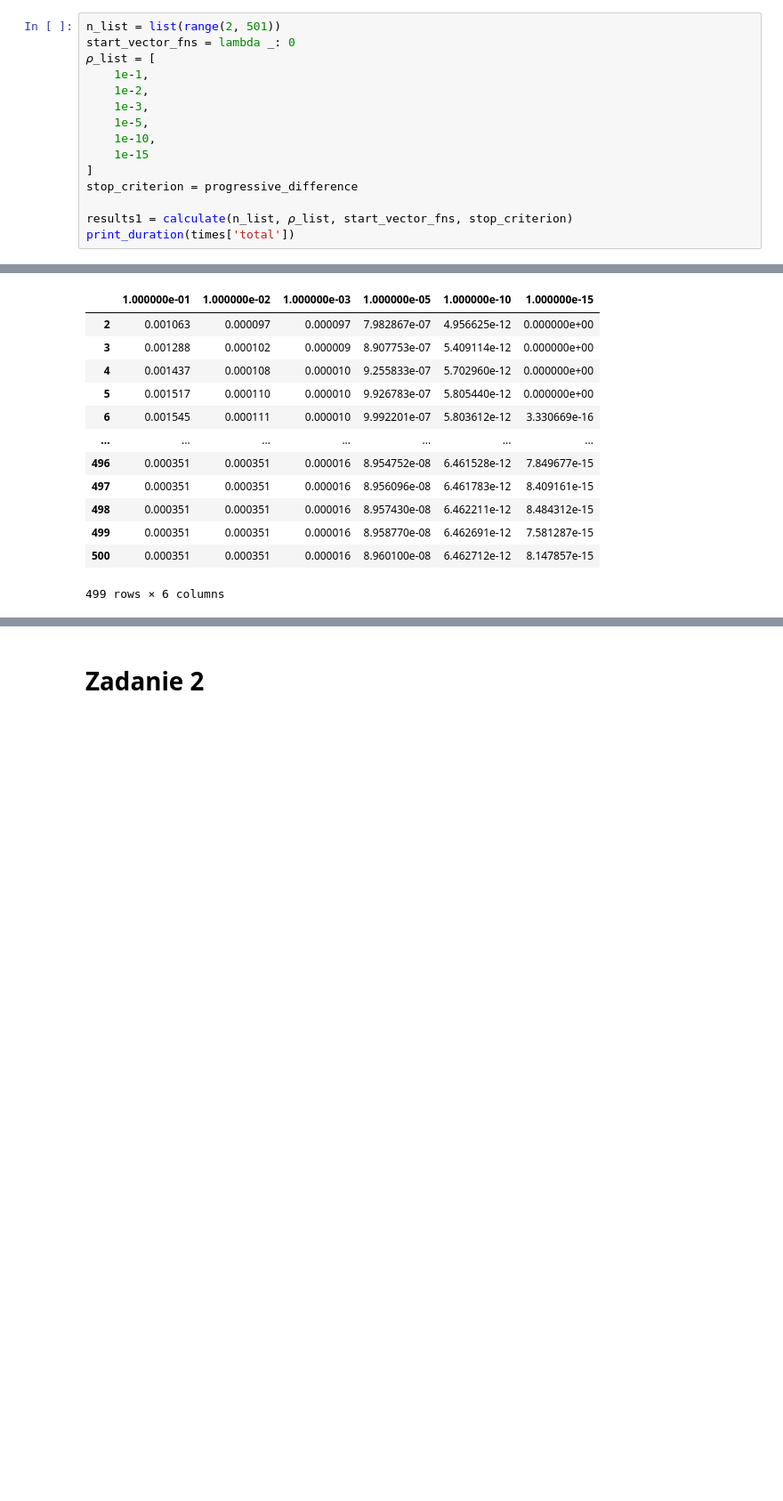
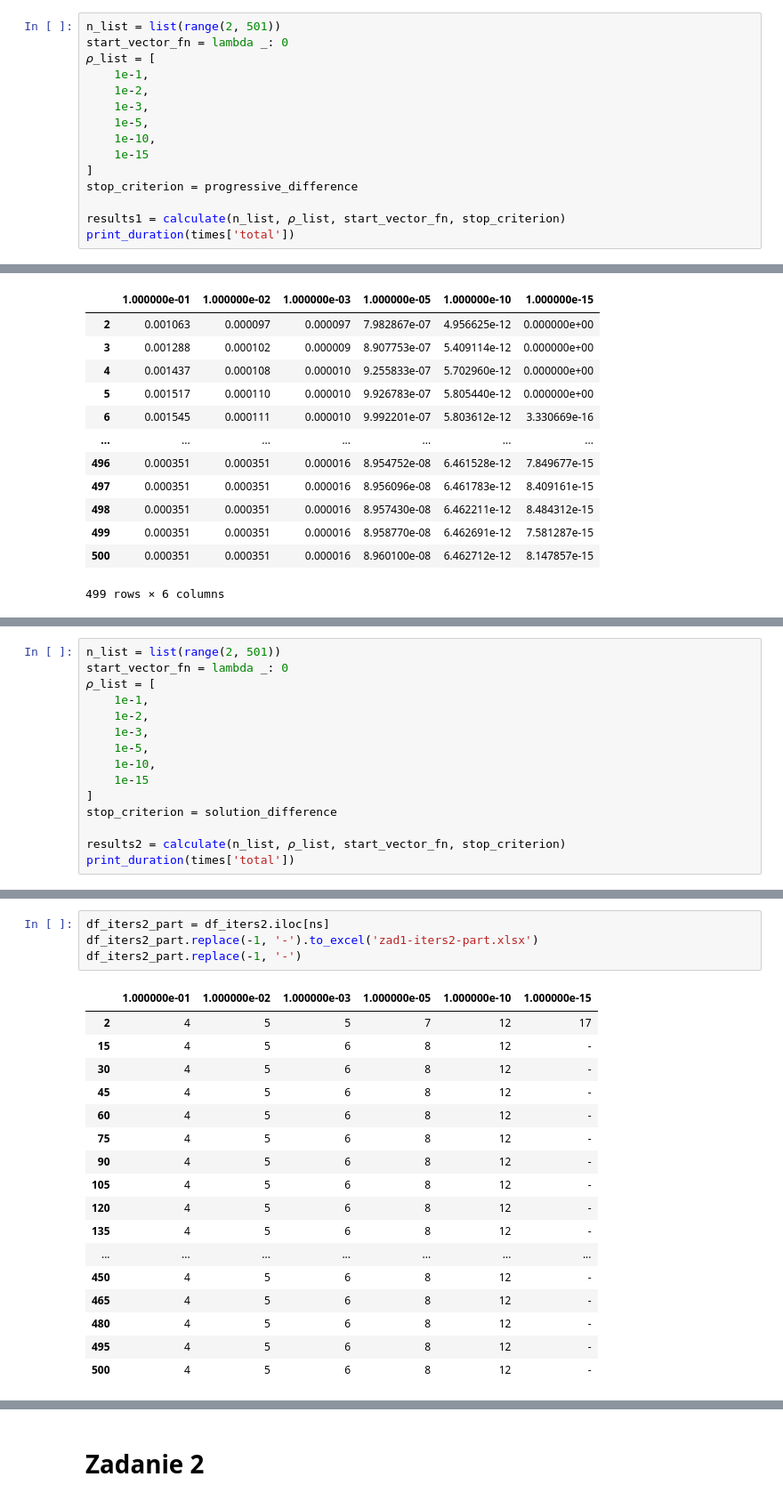
Before and after one commit to MatiPl01/Metody-Obliczeniowe-w-Nauce-i-Technice, a Jupyter notebook: 10. Laboratorium/MOwNiT - Rozwiązywanie układów równań liniowych metodami iteracyjnymi.ipynb, the cells around one changed output, grey strips where cells are left out. Shown at 89% size. Drawn from its saved outputs; the diff is of its cells as text; blank space fills up the shorter version.

```diff
--- a/10. Laboratorium/MOwNiT - Rozwiązywanie układów równań liniowych metodami iteracyjnymi.ipynb
+++ b/10. Laboratorium/MOwNiT - Rozwiązywanie układów równań liniowych metodami iteracyjnymi.ipynb
@@ -384,7 +389,7 @@ W poniższych obliczeniach, jako wektor początkowy, przyjmuję wektor $n$-eleme
 #### Dla 1. kryterium stopu
 # %%
 n_list = list(range(2, 501))
-start_vector_fns = lambda _: 0
+start_vector_fn = lambda _: 0
 𝜌_list = [
     1e-1,
     1e-2,
@@ -395,7 +400,7 @@ start_vector_fns = lambda _: 0
 ]
 stop_criterion = progressive_difference
 
-results1 = calculate(n_list, 𝜌_list, start_vector_fns, stop_criterion)
+results1 = calculate(n_list, 𝜌_list, start_vector_fn, stop_criterion)
 print_duration(times['total'])
 # %% [output]
 Obliczono układy równań dla 25 wartości n
@@ -814,0 +622,15 @@ show_heatmap(df_errors2, xlabel='rho', ylabel='n', annot=False, norm=LogNorm())
+# %%
+n_list = list(range(2, 501))
+start_vector_fn = lambda _: 0
+𝜌_list = [
+    1e-1,
+    1e-2,
+    1e-3,
+    1e-5,
+    1e-10,
+    1e-15
+]
+stop_criterion = solution_difference
+
+results2 = calculate(n_list, 𝜌_list, start_vector_fn, stop_criterion)
+print_duration(times['total'])
@@ -814,0 +676,22 @@ show_heatmap(df_errors2, xlabel='rho', ylabel='n', annot=False, norm=LogNorm())
+# %%
+df_iters2_part = df_iters2.iloc[ns]
+df_iters2_part.replace(-1, '-').to_excel('zad1-iters2-part.xlsx')
+df_iters2_part.replace(-1, '-')
+# %% [output]
+|  | 1.000000e-01 | 1.000000e-02 | 1.000000e-03 | 1.000000e-05 | 1.000000e-10 | 1.000000e-15 |
+| 2 | 4 | 5 | 5 | 7 | 12 | 17 |
+| 15 | 4 | 5 | 6 | 8 | 12 | - |
+| 30 | 4 | 5 | 6 | 8 | 12 | - |
+| 45 | 4 | 5 | 6 | 8 | 12 | - |
+| 60 | 4 | 5 | 6 | 8 | 12 | - |
+| 75 | 4 | 5 | 6 | 8 | 12 | - |
+| 90 | 4 | 5 | 6 | 8 | 12 | - |
+| 105 | 4 | 5 | 6 | 8 | 12 | - |
+| 120 | 4 | 5 | 6 | 8 | 12 | - |
+| 135 | 4 | 5 | 6 | 8 | 12 | - |
+| ... | ... | ... | ... | ... | ... | ... |
+| 450 | 4 | 5 | 6 | 8 | 12 | - |
+| 465 | 4 | 5 | 6 | 8 | 12 | - |
+| 480 | 4 | 5 | 6 | 8 | 12 | - |
+| 495 | 4 | 5 | 6 | 8 | 12 | - |
+| 500 | 4 | 5 | 6 | 8 | 12 | - |
```
Also changed, not shown: parts of 231 cells of this notebook, 3 other files.
